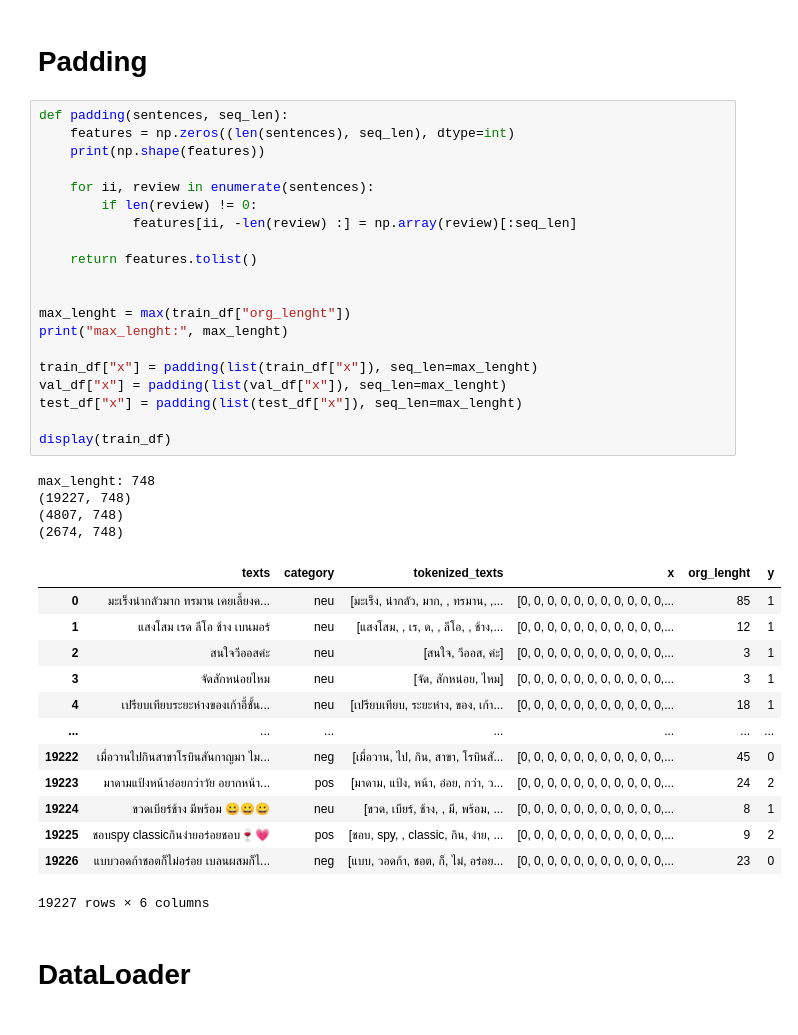
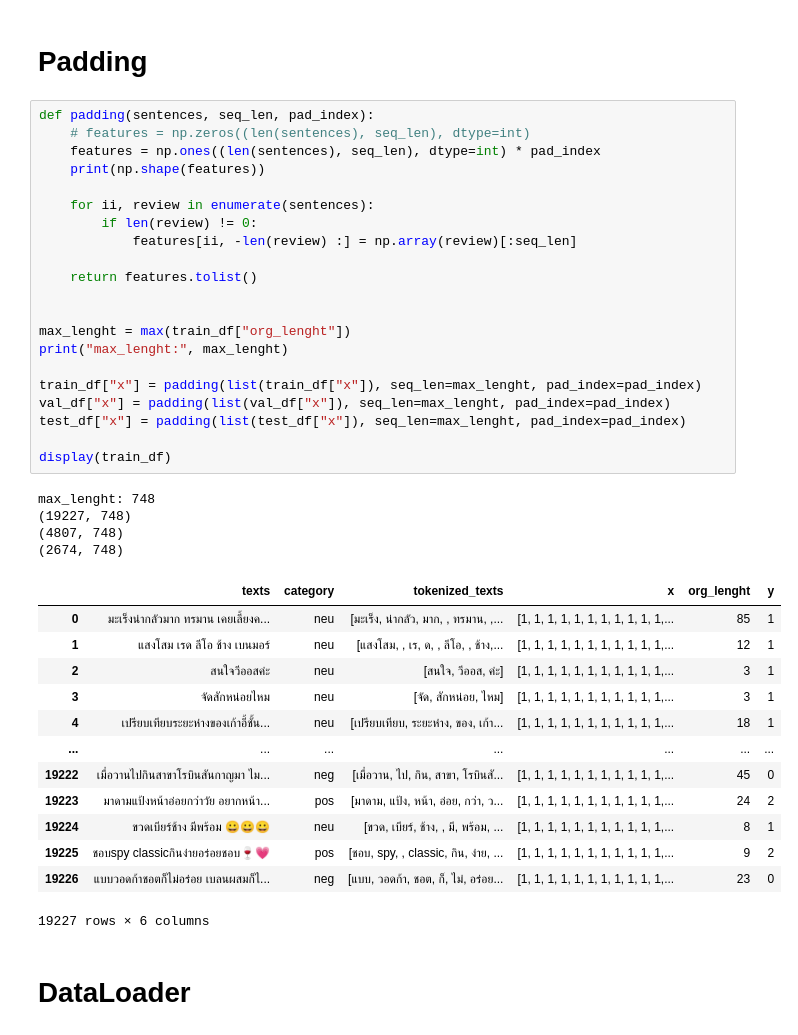
Before and after one commit to fnitiwat/wisesight_sentiment_analysis, a Jupyter notebook: experiment.ipynb, the cells around one changed output. Cells and saved outputs as stored; diff of their text form.

Commit message:
fix padding token

```diff
--- a/experiment.ipynb
+++ b/experiment.ipynb
@@ -173,42 +178,43 @@ display(train_df)
 # %% [markdown]
 # Padding
 # %%
-def padding(sentences, seq_len):
-    features = np.zeros((len(sentences), seq_len), dtype=int)
+def padding(sentences, seq_len, pad_index):
+    # features = np.zeros((len(sentences), seq_len), dtype=int)
+    features = np.ones((len(sentences), seq_len), dtype=int) * pad_index
     print(np.shape(features))
 
     for ii, review in enumerate(sentences):
         if len(review) != 0:
             features[ii, -len(review) :] = np.array(review)[:seq_len]
 
     return features.tolist()
 
 
 max_lenght = max(train_df["org_lenght"])
 print("max_lenght:", max_lenght)
 
-train_df["x"] = padding(list(train_df["x"]), seq_len=max_lenght)
-val_df["x"] = padding(list(val_df["x"]), seq_len=max_lenght)
-test_df["x"] = padding(list(test_df["x"]), seq_len=max_lenght)
+train_df["x"] = padding(list(train_df["x"]), seq_len=max_lenght, pad_index=pad_index)
+val_df["x"] = padding(list(val_df["x"]), seq_len=max_lenght, pad_index=pad_index)
+test_df["x"] = padding(list(test_df["x"]), seq_len=max_lenght, pad_index=pad_index)
 
 display(train_df)
 # %% [output]
 max_lenght: 748
 (19227, 748)
 (4807, 748)
 (2674, 748)
 |  | texts | category | tokenized_texts | x | org_lenght | y |
-| 0 | มะเร็งน่ากลัวมาก ทรมาน เคยเลี้ยงค... | neu | [มะเร็ง, น่ากลัว, มาก, , ทรมาน, ,... | [0, 0, 0, 0, 0, 0, 0, 0, 0, 0, 0,... | 85 | 1 |
-| 1 | แสงโสม เรด ลีโอ ช้าง เบนมอร์ | neu | [แสงโสม, , เร, ด, , ลีโอ, , ช้าง,... | [0, 0, 0, 0, 0, 0, 0, 0, 0, 0, 0,... | 12 | 1 |
-| 2 | สนใจวีออสค่ะ | neu | [สนใจ, วีออส, ค่ะ] | [0, 0, 0, 0, 0, 0, 0, 0, 0, 0, 0,... | 3 | 1 |
-| 3 | จัดสักหน่อยไหม | neu | [จัด, สักหน่อย, ไหม] | [0, 0, 0, 0, 0, 0, 0, 0, 0, 0, 0,... | 3 | 1 |
-| 4 | เปรียบเทียบระยะห่างของเก้าอี้ชั้น... | neu | [เปรียบเทียบ, ระยะห่าง, ของ, เก้า... | [0, 0, 0, 0, 0, 0, 0, 0, 0, 0, 0,... | 18 | 1 |
+| 0 | มะเร็งน่ากลัวมาก ทรมาน เคยเลี้ยงค... | neu | [มะเร็ง, น่ากลัว, มาก, , ทรมาน, ,... | [1, 1, 1, 1, 1, 1, 1, 1, 1, 1, 1,... | 85 | 1 |
+| 1 | แสงโสม เรด ลีโอ ช้าง เบนมอร์ | neu | [แสงโสม, , เร, ด, , ลีโอ, , ช้าง,... | [1, 1, 1, 1, 1, 1, 1, 1, 1, 1, 1,... | 12 | 1 |
+| 2 | สนใจวีออสค่ะ | neu | [สนใจ, วีออส, ค่ะ] | [1, 1, 1, 1, 1, 1, 1, 1, 1, 1, 1,... | 3 | 1 |
+| 3 | จัดสักหน่อยไหม | neu | [จัด, สักหน่อย, ไหม] | [1, 1, 1, 1, 1, 1, 1, 1, 1, 1, 1,... | 3 | 1 |
+| 4 | เปรียบเทียบระยะห่างของเก้าอี้ชั้น... | neu | [เปรียบเทียบ, ระยะห่าง, ของ, เก้า... | [1, 1, 1, 1, 1, 1, 1, 1, 1, 1, 1,... | 18 | 1 |
 | ... | ... | ... | ... | ... | ... | ... |
-| 19222 | เมื่อวานไปกินสาขาโรบินสันกาญมา ไม... | neg | [เมื่อวาน, ไป, กิน, สาขา, โรบินสั... | [0, 0, 0, 0, 0, 0, 0, 0, 0, 0, 0,... | 45 | 0 |
-| 19223 | มาดามแป้งหน้าอ่อยกว่าวัย อยากหน้า... | pos | [มาดาม, แป้ง, หน้า, อ่อย, กว่า, ว... | [0, 0, 0, 0, 0, 0, 0, 0, 0, 0, 0,... | 24 | 2 |
-| 19224 | ขวดเบียร์ช้าง มีพร้อม 😀😀😀 | neu | [ขวด, เบียร์, ช้าง, , มี, พร้อม, ... | [0, 0, 0, 0, 0, 0, 0, 0, 0, 0, 0,... | 8 | 1 |
-| 19225 | ชอบspy classicกินง่ายอร่อยชอบ🍷💗 | pos | [ชอบ, spy, , classic, กิน, ง่าย, ... | [0, 0, 0, 0, 0, 0, 0, 0, 0, 0, 0,... | 9 | 2 |
-| 19226 | แบบวอดก้าชอตก็ไม่อร่อย เบลนผสมก็ไ... | neg | [แบบ, วอดก้า, ชอต, ก็, ไม่, อร่อย... | [0, 0, 0, 0, 0, 0, 0, 0, 0, 0, 0,... | 23 | 0 |
+| 19222 | เมื่อวานไปกินสาขาโรบินสันกาญมา ไม... | neg | [เมื่อวาน, ไป, กิน, สาขา, โรบินสั... | [1, 1, 1, 1, 1, 1, 1, 1, 1, 1, 1,... | 45 | 0 |
+| 19223 | มาดามแป้งหน้าอ่อยกว่าวัย อยากหน้า... | pos | [มาดาม, แป้ง, หน้า, อ่อย, กว่า, ว... | [1, 1, 1, 1, 1, 1, 1, 1, 1, 1, 1,... | 24 | 2 |
+| 19224 | ขวดเบียร์ช้าง มีพร้อม 😀😀😀 | neu | [ขวด, เบียร์, ช้าง, , มี, พร้อม, ... | [1, 1, 1, 1, 1, 1, 1, 1, 1, 1, 1,... | 8 | 1 |
+| 19225 | ชอบspy classicกินง่ายอร่อยชอบ🍷💗 | pos | [ชอบ, spy, , classic, กิน, ง่าย, ... | [1, 1, 1, 1, 1, 1, 1, 1, 1, 1, 1,... | 9 | 2 |
+| 19226 | แบบวอดก้าชอตก็ไม่อร่อย เบลนผสมก็ไ... | neg | [แบบ, วอดก้า, ชอต, ก็, ไม่, อร่อย... | [1, 1, 1, 1, 1, 1, 1, 1, 1, 1, 1,... | 23 | 0 |
 19227 rows × 6 columns
 # %% [markdown]
 # DataLoader
```
Also changed, not shown: parts of 6 cells of this notebook, 2 other files.
